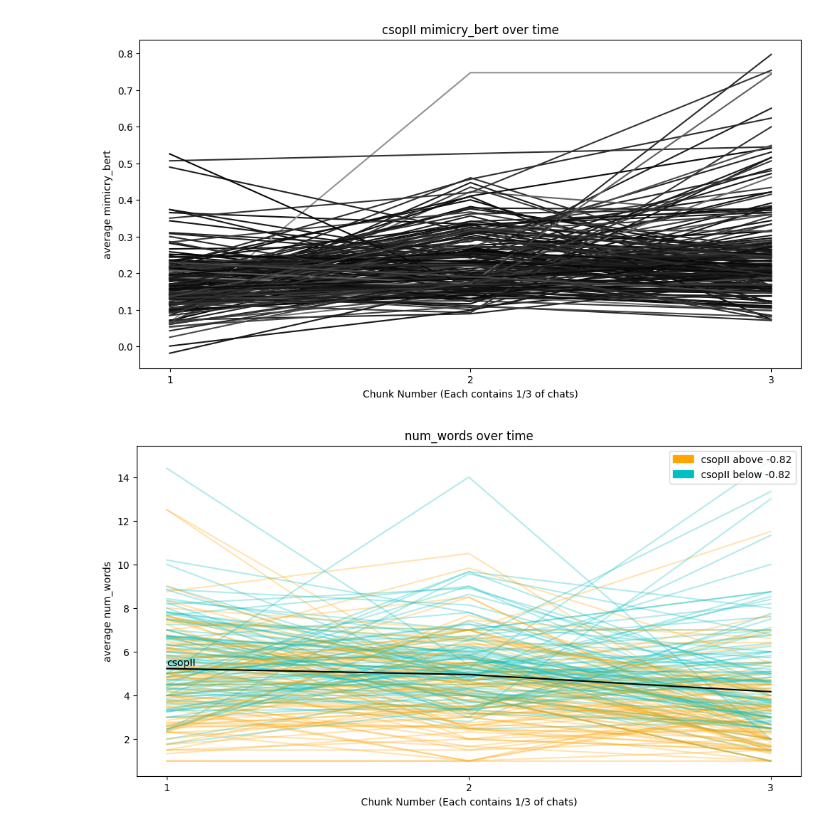
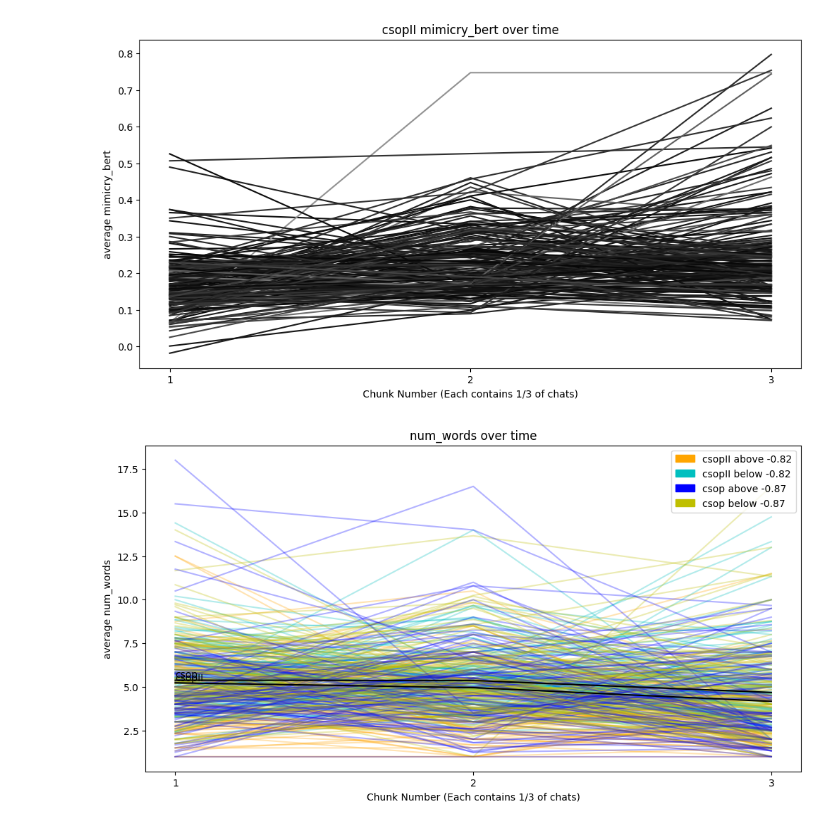
Before and after one commit to Watts-Lab/team_comm_tools, a Jupyter notebook: feature_engine/utils/visualization_chat_level.ipynb, the cells around one changed output. Cells and saved outputs as stored; diff of their text form; code cells hidden in the pictures.

```diff
--- a/feature_engine/utils/visualization_chat_level.ipynb
+++ b/feature_engine/utils/visualization_chat_level.ipynb
@@ -17,7 +17,7 @@ import matplotlib.patches as mpatches
 # set default figure size
 plt.rcParams["figure.figsize"] = (12, 6)
 
-target_dict = {"jury": "majority_pct", "csop": "zscore_efficiency", "csopII": "efficiency", "beckerestimation": "mean_post_discussion_error_pct", "dat": "score"}
+target_dict = {"jury": "majority_pct", "csop": "efficiency", "csopII": "efficiency", "beckerestimation": "mean_post_discussion_error_pct", "dat": "score"}
 
 def max_chunks_screening(df, max_chunks):
     if (len(df) == max_chunks):
@@ -27,7 +27,8 @@ def get_feature_data(feature, dataset, chunks, turns=True):
     chat_fields = ['conversation_num', feature]
 
     df_type = "turn" if turns else "chat"
-    chat_df = pd.read_csv('../output/'+ df_type + "/" + dataset + '_output_' + df_type + '_level.csv', skipinitialspace=True, usecols=chat_fields)
+    path = '../output/'+ df_type + "/" + dataset + '_output_' + df_type + '_level.csv'
+    chat_df = pd.read_csv(path, skipinitialspace=True, usecols=chat_fields)
 
     chunked_df = assign_chunk_nums(chat_df, chunks)
 
@@ -229,6 +232,6 @@ visualize('mimicry_bert','csopII', 3, zscoreSplit=0, isMedian=False, rg_colors=[
 [figure]
 # %%
 # MULTIPLE
-visualize_arr('num_words', ['csopII'], 3, zscoreSplit=0, turns = False, isMedian=True)
+visualize_arr('num_words', ['csopII', 'csop'], 3, zscoreSplit=0, turns = False, isMedian=True)
 # %% [output]
-[figure, old version]
+[figure, new version]
```
Also changed, not shown: parts of 2 cells of this notebook, 1 other file.
